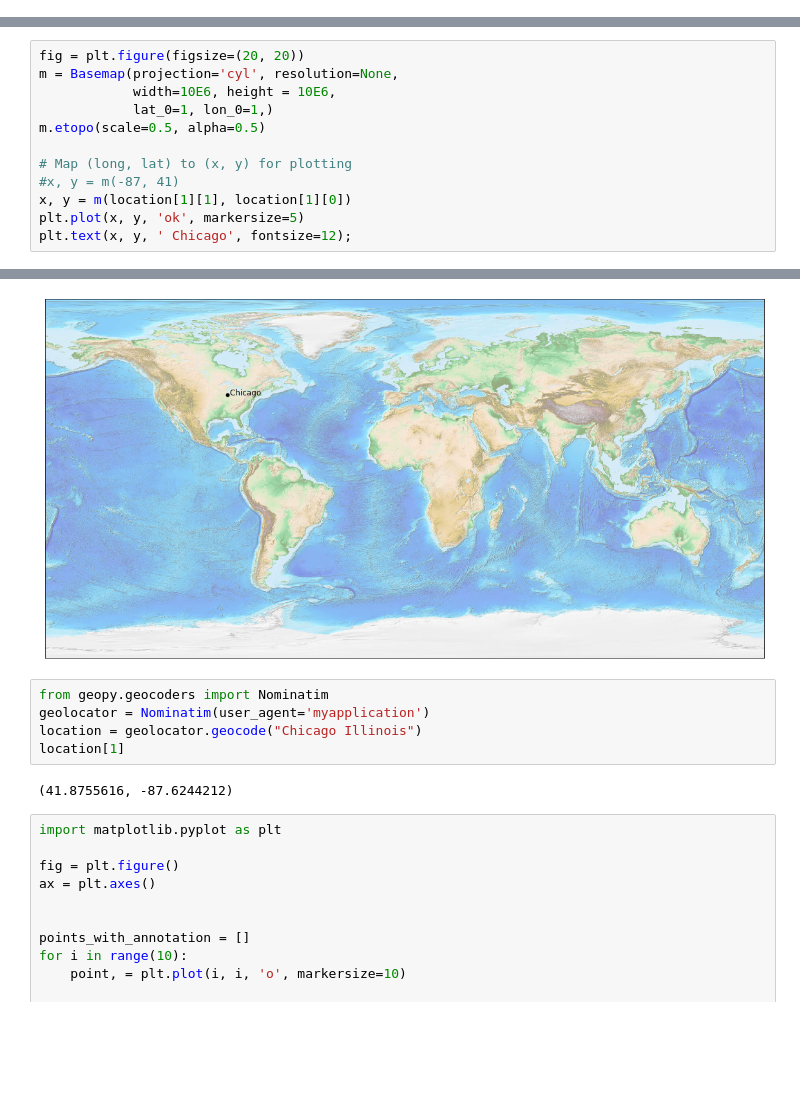
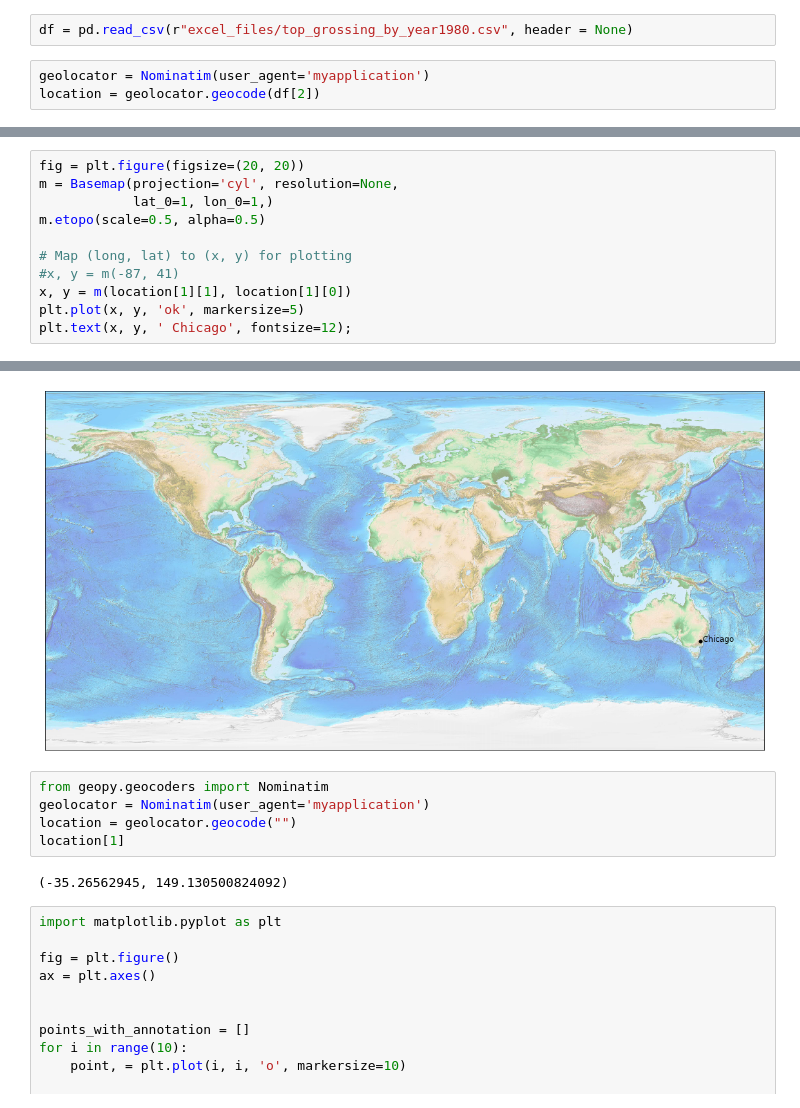
Before and after one commit to 97emilylc/97emilylc.github.io, a Jupyter notebook: Maps of Highest Grossing Films.ipynb, the cells around one changed output, grey strips where cells are left out. Cells and saved outputs as stored; diff of their text form; blank space fills up the shorter version.

Commit message:
adding single year csv
starting to work on proof of concept for 1980

```diff
--- a/Maps of Highest Grossing Films.ipynb
+++ b/Maps of Highest Grossing Films.ipynb
@@ -12,0 +8,5 @@ Clipping input data to the valid range for imshow with RGB data ([0..1] for floa
+# %%
+df = pd.read_csv(r"excel_files/top_grossing_by_year1980.csv", header = None)
+# %%
+geolocator = Nominatim(user_agent='myapplication')
+location = geolocator.geocode(df[2])
@@ -13,7 +33,6 @@ Clipping input data to the valid range for imshow with RGB data ([0..1] for floa
 # %%
 fig = plt.figure(figsize=(20, 20))
 m = Basemap(projection='cyl', resolution=None,
-            width=10E6, height = 10E6,
             lat_0=1, lon_0=1,)
 m.etopo(scale=0.5, alpha=0.5)
 
@@ -27,11 +45,11 @@ warning: width and height keywords ignored for Cylindrical Equidistant projectio
-[figure, old version]
+[figure, new version]
 # %%
 from geopy.geocoders import Nominatim
 geolocator = Nominatim(user_agent='myapplication')
-location = geolocator.geocode("Chicago Illinois")
+location = geolocator.geocode("")
 location[1]
 # %% [output]
-(41.8755616, -87.6244212)
+(-35.26562945, 149.130500824092)
 # %%
 import matplotlib.pyplot as plt
 
```
Also changed, not shown: parts of 4 cells of this notebook, 3 other files.
